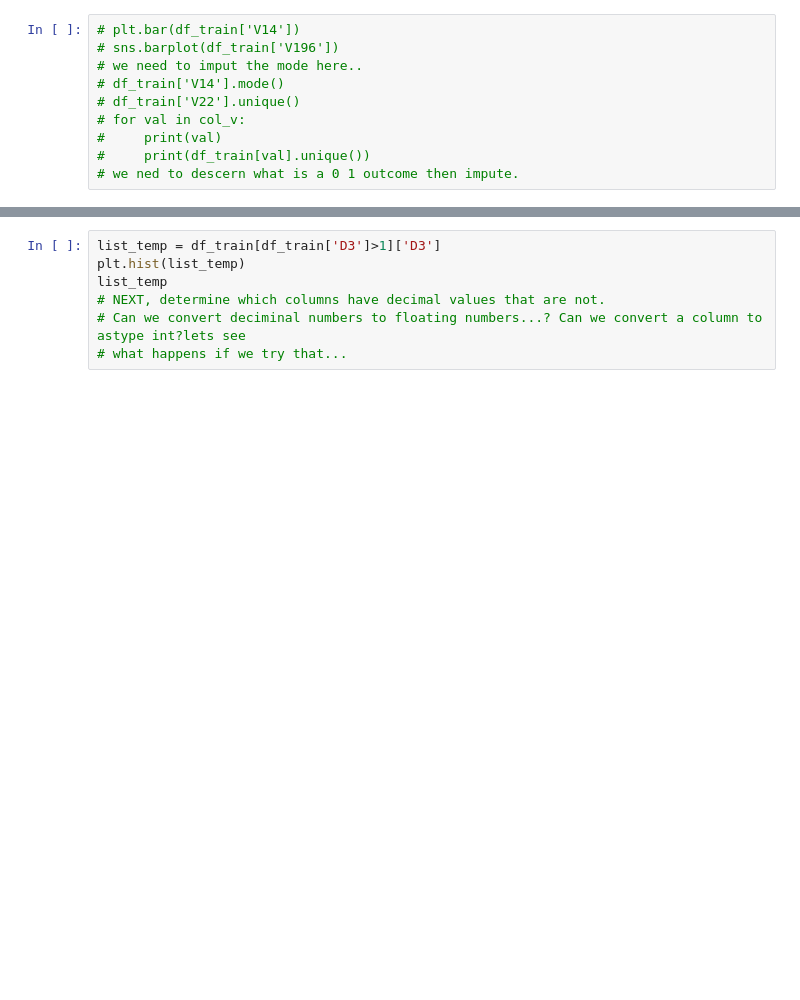
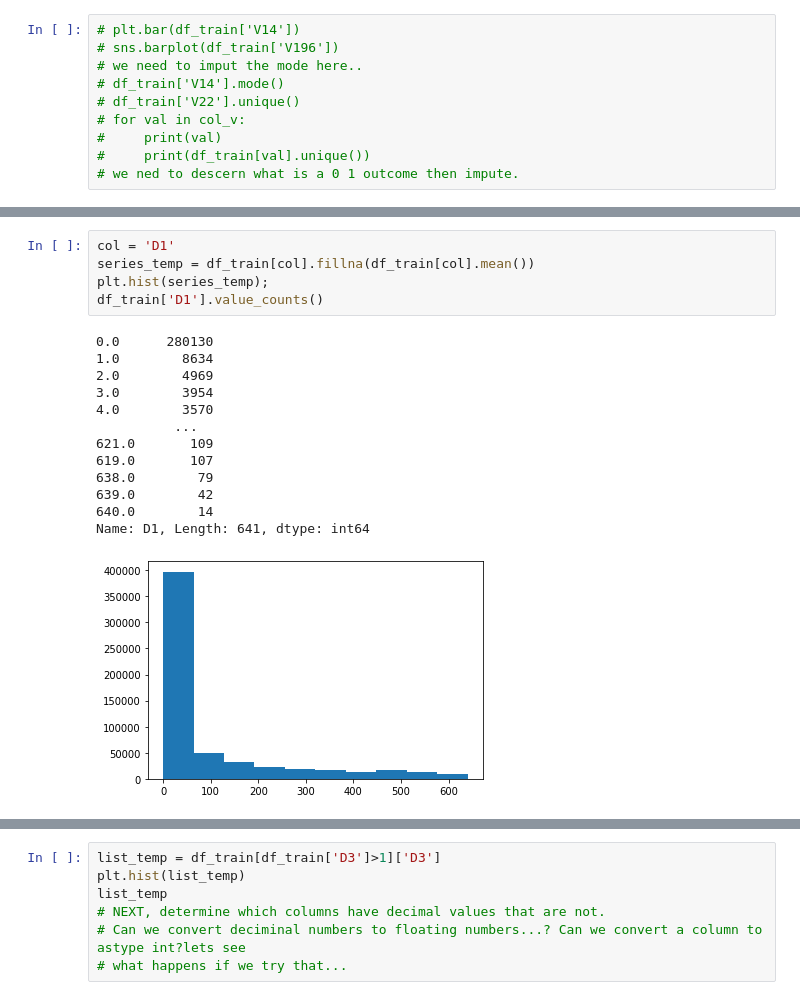
Before and after one commit to kirahman2/fraud_detection, a Jupyter notebook: Fraud Detection EDA.ipynb, the cells around one changed output, grey strips where cells are left out. Cells and saved outputs as stored; diff of their text form; blank space fills up the shorter version.

```diff
--- a/Fraud Detection EDA.ipynb
+++ b/Fraud Detection EDA.ipynb
@@ -284,0 +357,19 @@ pp.missing_values()
+# %%
+col = 'D1'
+series_temp = df_train[col].fillna(df_train[col].mean())
+plt.hist(series_temp);
+df_train['D1'].value_counts()
+# %% [output]
+0.0      280130
+1.0        8634
+2.0        4969
+3.0        3954
+4.0        3570
+          ...
+621.0       109
+619.0       107
+638.0        79
+639.0        42
+640.0        14
+Name: D1, Length: 641, dtype: int64
+[figure, added]
```
Also changed, not shown: parts of 14 cells of this notebook.
